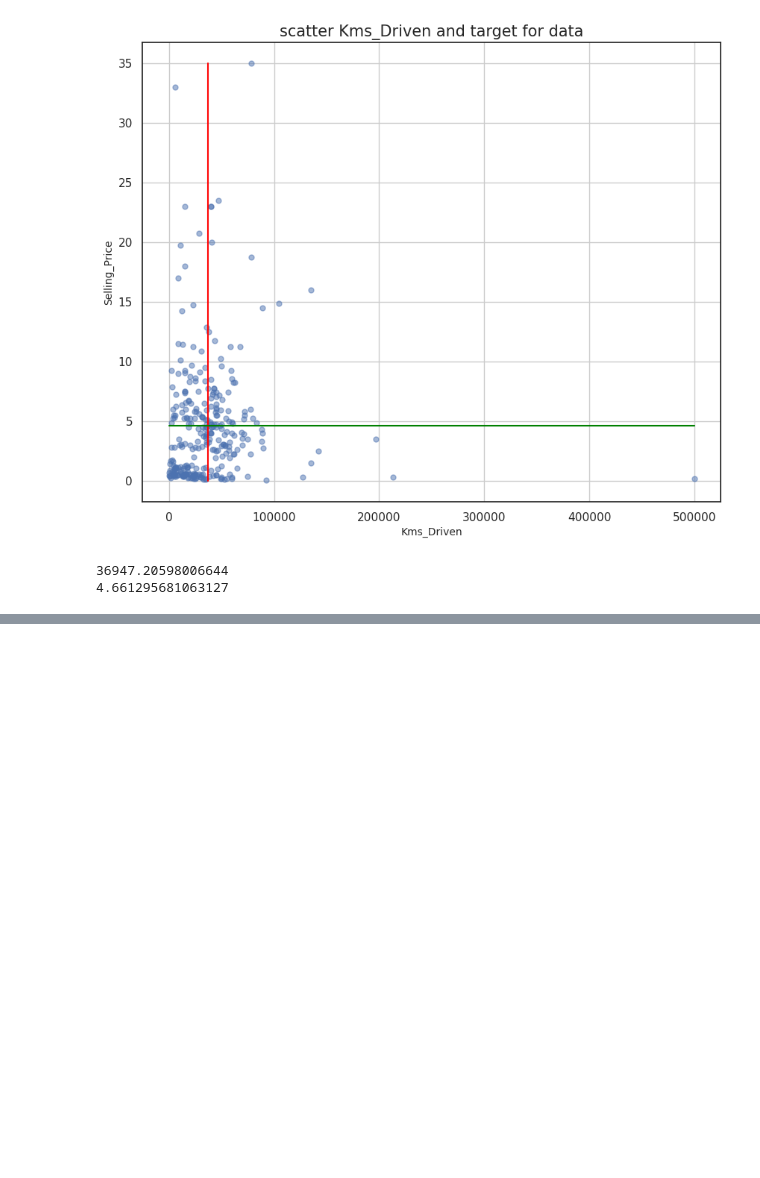
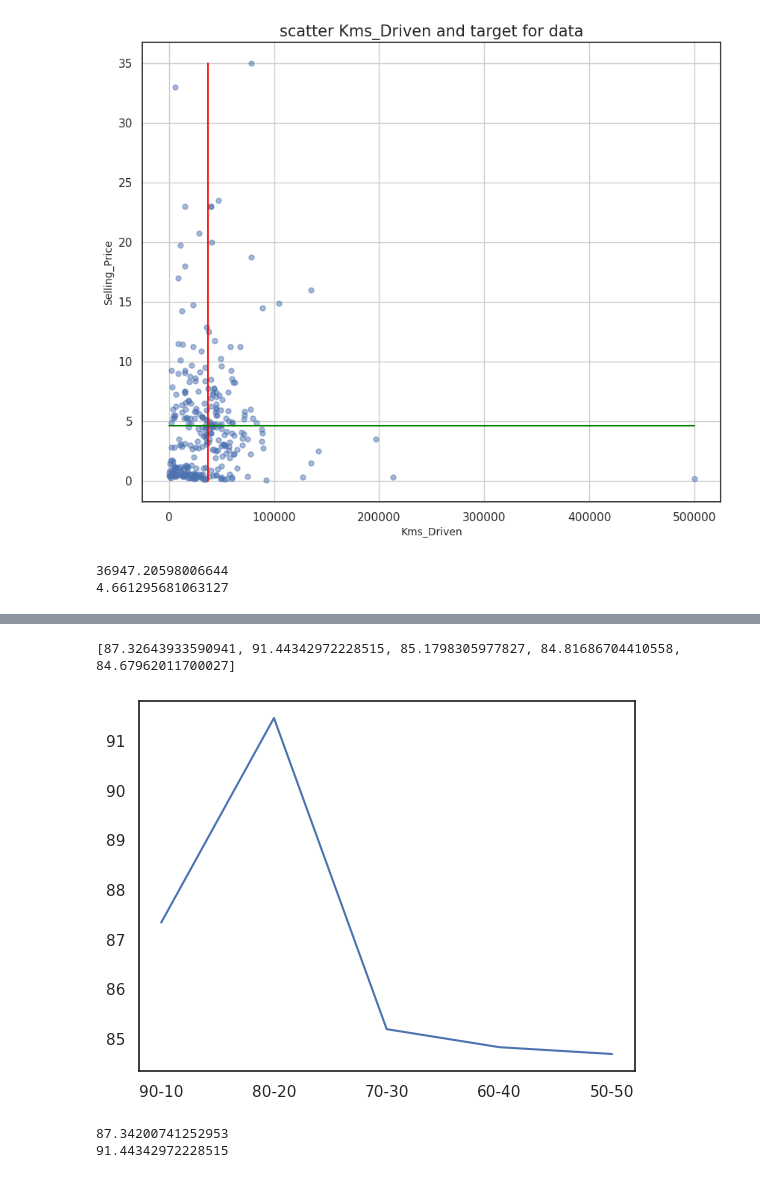
Before and after one commit to Mohammadhoseinajorloo/CarData, a Jupyter notebook: CarData.ipynb, the cells around one changed output, grey strips where cells are left out. Cells and saved outputs as stored; diff of their text form; code cells hidden in the pictures; blank space fills up the shorter version.

```diff
--- a/CarData.ipynb
+++ b/CarData.ipynb
@@ -364,5 +331,4 @@ df_processing
 # %%
 df_oneHotencoding = pd.get_dummies(df, columns=['Fuel_Type', 'Seller_Type', 'Transmission'], drop_first=True)
 df_oneHotencoding = df_oneHotencoding.drop(columns=['Year'])
-Present_Price2 = df_oneHotencoding.iloc[:,1]**2
-df_oneHotencoding = df_processing.insert(3, "Present_Price2", Present_Price2)
+df_oneHotencoding
@@ -589,45 +398,60 @@ plt.show()
 # %%
 def test_size(df):
     test_list = []
-    X = df[[df.columns[0], df.columns[1], df.columns[2], df.columns[3], df.columns[4], df.columns[5], df.columns[6], df.columns[7]]]
+    X = df[[df.columns[0], df.columns[1], df.columns[2],
+            df.columns[3], df.columns[4], df.columns[5],
+            df.columns[6], df.columns[7]]]
     Y = df.iloc[:, 8].values.reshape(-1, 1)
     for test in range(1, 6):
         x_train, x_test, y_train, y_test = train_test_split(X, Y, test_size=(test/10), random_state=0)
         regressor = LinearRegression()
         regressor.fit(x_train, y_train)
         y_pred = regressor.predict(x_test)
-        R2_score = metrics.r2_score(y_test, y_pred)
+        R2_score = metrics.r2_score(y_test, y_pred)*100
         test_list.append(R2_score)
     print(test_list)
     return test_list
 
 
 def kfold_valedation(df):
     kfold_list = []
-    X = df[[df.columns[0], df.columns[1], df.columns[2], df.columns[3], df.columns[4], df.columns[5], df.columns[6], df.columns[7]]]
+    X = df[[df.columns[0], df.columns[1], df.columns[2],
+            df.columns[3], df.columns[4], df.columns[5],
+            df.columns[6], df.columns[7]]]
     Y = df.iloc[:, 8].values.reshape(-1, 1)
     for k in range (2, 11):
         regressor = LinearRegression()
         kfold_validation = KFold (k, shuffle=True, random_state=0)
         result = cross_val_score(regressor, X, Y , cv=kfold_validation)
         print(result)
         mean = np.mean(result)
         kfold_list.append(mean)
     print(kfold_list)
     return kfold_list
 
 # plt.plot(kfold_valedation(df_final))
 # plt.show()
 
 plt.plot(test_size(df_final))
 plt.xticks(range(0, 5), ['90-10', '80-20', '70-30', '60-40', '50-50'])
 plt.show()
+# %% [output]
+[87.32643933590941, 91.44342972228515, 85.1798305977827, 84.81686704410558, 84.67962011700027]
+[figure, added]
 # %%
-X = df_final[[df_final.columns[0], df_final.columns[2], df_final.columns[3], df_final.columns[4], df_final.columns[5], df_final.columns[6], df_final.columns[7]]]
+
+X = df_final[[df_final.columns[0], df_final.columns[1], df_final.columns[2],
+               df_final.columns[3], df_final.columns[4], df_final.columns[5],
+               df_final.columns[6], df_final.columns[7]]]
 Y = df_final.iloc[:, 8].values.reshape(-1, 1)
 x_train, x_test, y_train, y_test = train_test_split(X, Y, test_size=.2, random_state=0)
 regressor = LinearRegression()
 regressor.fit(x_train, y_train)
 y_pred = regressor.predict(x_test)
-R2_score = metrics.r2_score(y_test, y_pred)
-R2_score
+R2_score = metrics.r2_score(y_test, y_pred)*100
+score = regressor.score(x_train, y_train)*100
+print(score)
+print(R2_score)
+# %% [output]
+87.34200741252953
+91.44342972228515
```
Also changed, not shown: parts of 32 cells of this notebook.
